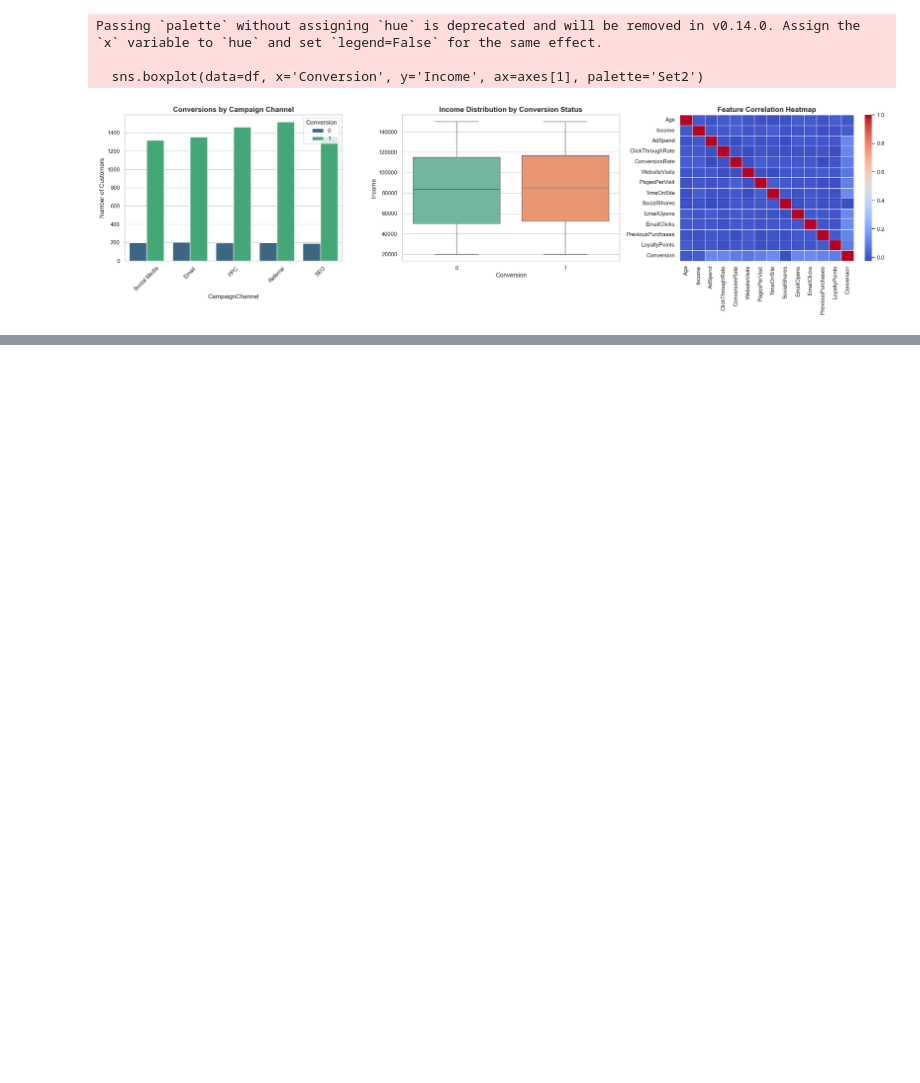
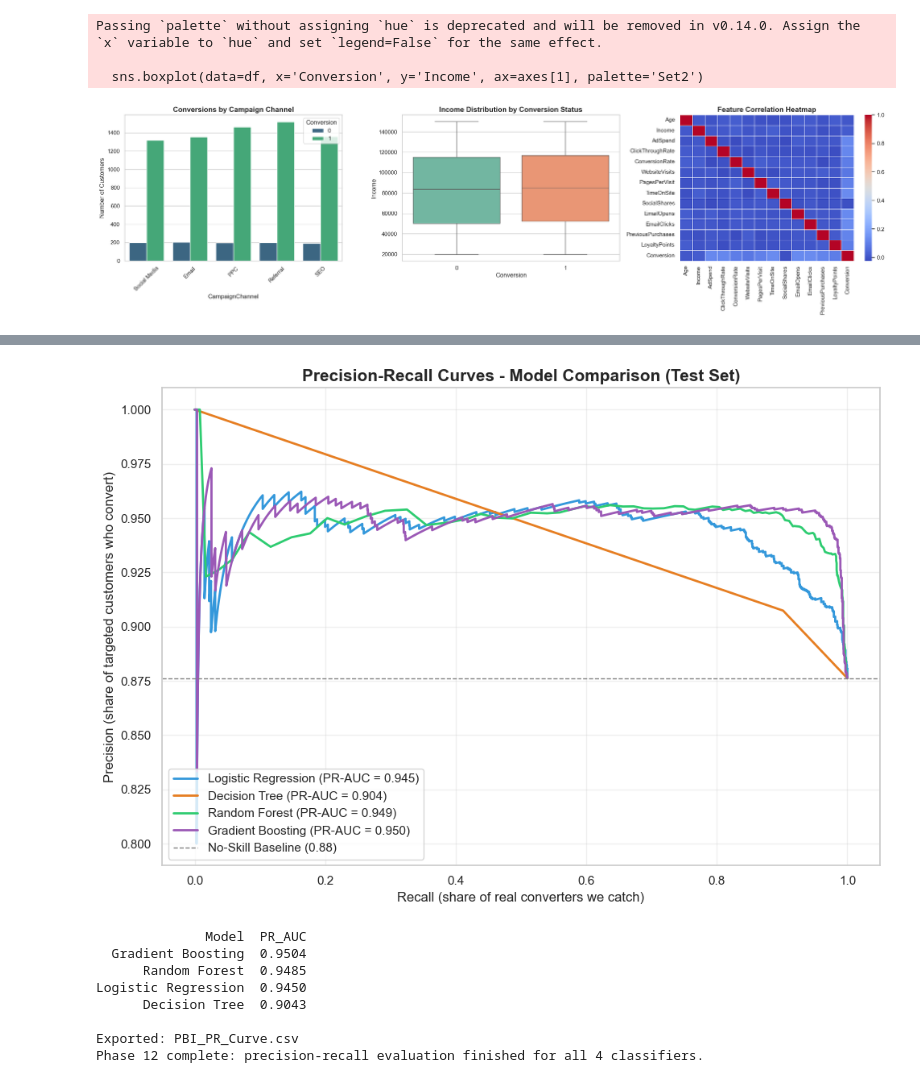
Before and after one commit to RimiCode/Sellintelligence, a Jupyter notebook: Sellintelligence_EDA.ipynb, the cells around one changed output, grey strips where cells are left out. Saved outputs shown, nothing was run; the diff lists cells and outputs as text; code cells hidden in the pictures; blank space fills up the shorter version.

```diff
--- a/Sellintelligence_EDA.ipynb
+++ b/Sellintelligence_EDA.ipynb
@@ -576,0 +751,57 @@ weighted avg       0.88      0.89      0.86      1600
+# %%
+# ==========================================
+# PHASE 12: PRECISION-RECALL CURVES (ALL 4 MODELS)
+# ==========================================
+# With an 87/13 imbalance the PR curve is more honest than accuracy - it shows the
+# trade-off between catching real converters (recall) and not wasting ad spend on
+# the wrong customers (precision) at every threshold.
+import matplotlib.pyplot as plt
+from sklearn.metrics import precision_recall_curve, average_precision_score
+
+plt.figure(figsize=(10, 7))
+colors = {"Logistic Regression": "#3498db", "Decision Tree": "#e67e22",
+          "Random Forest": "#2ecc71", "Gradient Boosting": "#9b59b6"}
+
+pr_summary, pr_rows = [], []
+for name, pipe in models.items():
+    y_prob = pipe.predict_proba(X_test)[:, 1]
+    precision, recall, _ = precision_recall_curve(y_test, y_prob)
+    pr_auc = average_precision_score(y_test, y_prob)
+    pr_summary.append({"Model": name, "PR_AUC": round(pr_auc, 4)})
+    plt.plot(recall, precision, label=f"{name} (PR-AUC = {pr_auc:.3f})",
+             color=colors[name], linewidth=2)
+
+    # downsampled PR points for the Power BI model performance page
+    idx = np.linspace(0, len(recall) - 1, min(100, len(recall))).astype(int)
+    for rc, pc in zip(recall[idx], precision[idx]):
+        pr_rows.append({"Model": name, "Recall": round(float(rc), 4),
+                        "Precision": round(float(pc), 4)})
+
+pd.DataFrame(pr_rows).to_csv("PBI_PR_Curve.csv", index=False)
+
+# a no-skill classifier sits at precision = the positive class rate (~0.88)
+baseline = y_test.mean()
+plt.axhline(y=baseline, color="grey", linestyle="--", linewidth=1,
+            label=f"No-Skill Baseline ({baseline:.2f})")
+
+plt.title("Precision-Recall Curves - Model Comparison (Test Set)", fontsize=15, fontweight="bold")
+plt.xlabel("Recall (share of real converters we catch)", fontsize=12)
+plt.ylabel("Precision (share of targeted customers who convert)", fontsize=12)
+plt.legend(loc="lower left")
+plt.grid(alpha=0.3)
+plt.tight_layout()
+plt.show()
+
+print(pd.DataFrame(pr_summary).sort_values("PR_AUC", ascending=False).to_string(index=False))
+print("\nExported: PBI_PR_Curve.csv")
+print("Phase 12 complete: precision-recall evaluation finished for all 4 classifiers.")
+# %% [output]
+[figure, added]
+              Model  PR_AUC
+  Gradient Boosting  0.9504
+      Random Forest  0.9485
+Logistic Regression  0.9450
+      Decision Tree  0.9043
+
+Exported: PBI_PR_Curve.csv
+Phase 12 complete: precision-recall evaluation finished for all 4 classifiers.
```
Also changed, not shown: parts of 25 cells of this notebook, 10 other files.
